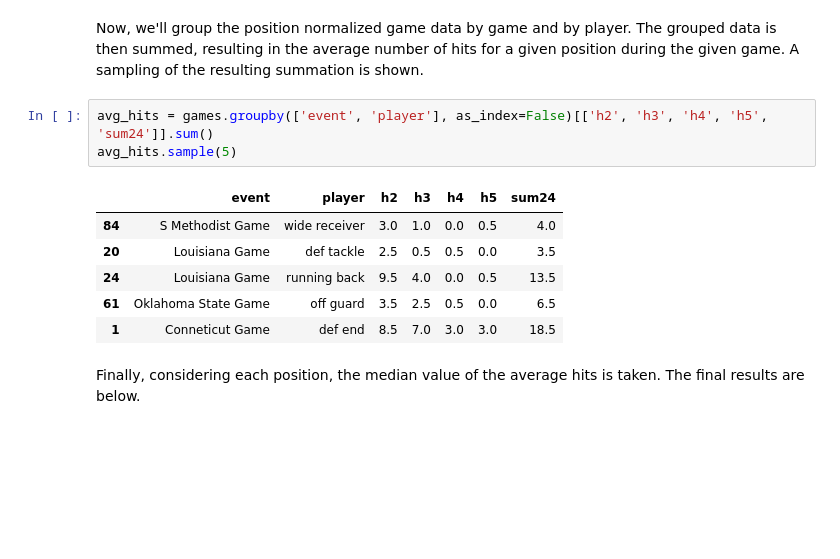
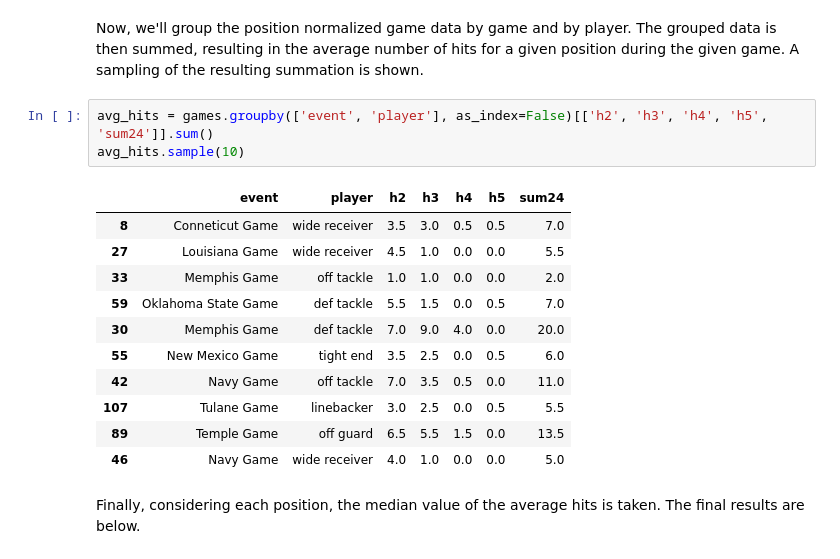
Before and after one commit to smhilde/ut_hits, a Jupyter notebook: ACC Aim 1 Description of Hit Exposure.ipynb, the cells around one changed output. Cells and saved outputs as stored; diff of their text form; blank space fills up the shorter version.

```diff
--- a/ACC Aim 1 Description of Hit Exposure.ipynb
+++ b/ACC Aim 1 Description of Hit Exposure.ipynb
@@ -85,14 +85,19 @@ games.head()
 Now, we'll group the position normalized game data by game and by player. The grouped data is then summed, resulting in the average number of hits for a given position during the given game. A sampling of the resulting summation is shown.
 # %%
 avg_hits = games.groupby(['event', 'player'], as_index=False)[['h2', 'h3', 'h4', 'h5', 'sum24']].sum()
-avg_hits.sample(5)
+avg_hits.sample(10)
 # %% [output]
 |  | event | player | h2 | h3 | h4 | h5 | sum24 |
-| 84 | S Methodist Game | wide receiver | 3.0 | 1.0 | 0.0 | 0.5 | 4.0 |
-| 20 | Louisiana Game | def tackle | 2.5 | 0.5 | 0.5 | 0.0 | 3.5 |
-| 24 | Louisiana Game | running back | 9.5 | 4.0 | 0.0 | 0.5 | 13.5 |
-| 61 | Oklahoma State Game | off guard | 3.5 | 2.5 | 0.5 | 0.0 | 6.5 |
-| 1 | Conneticut Game | def end | 8.5 | 7.0 | 3.0 | 3.0 | 18.5 |
+| 8 | Conneticut Game | wide receiver | 3.5 | 3.0 | 0.5 | 0.5 | 7.0 |
+| 27 | Louisiana Game | wide receiver | 4.5 | 1.0 | 0.0 | 0.0 | 5.5 |
+| 33 | Memphis Game | off tackle | 1.0 | 1.0 | 0.0 | 0.0 | 2.0 |
+| 59 | Oklahoma State Game | def tackle | 5.5 | 1.5 | 0.0 | 0.5 | 7.0 |
+| 30 | Memphis Game | def tackle | 7.0 | 9.0 | 4.0 | 0.0 | 20.0 |
+| 55 | New Mexico Game | tight end | 3.5 | 2.5 | 0.0 | 0.5 | 6.0 |
+| 42 | Navy Game | off tackle | 7.0 | 3.5 | 0.5 | 0.0 | 11.0 |
+| 107 | Tulane Game | linebacker | 3.0 | 2.5 | 0.0 | 0.5 | 5.5 |
+| 89 | Temple Game | off guard | 6.5 | 5.5 | 1.5 | 0.0 | 13.5 |
+| 46 | Navy Game | wide receiver | 4.0 | 1.0 | 0.0 | 0.0 | 5.0 |
 # %% [markdown]
 Finally, considering each position, the median value of the average hits is taken. The final results are below.
 # %%
```
Also changed, not shown: parts of 2 cells of this notebook, 4 other files.
